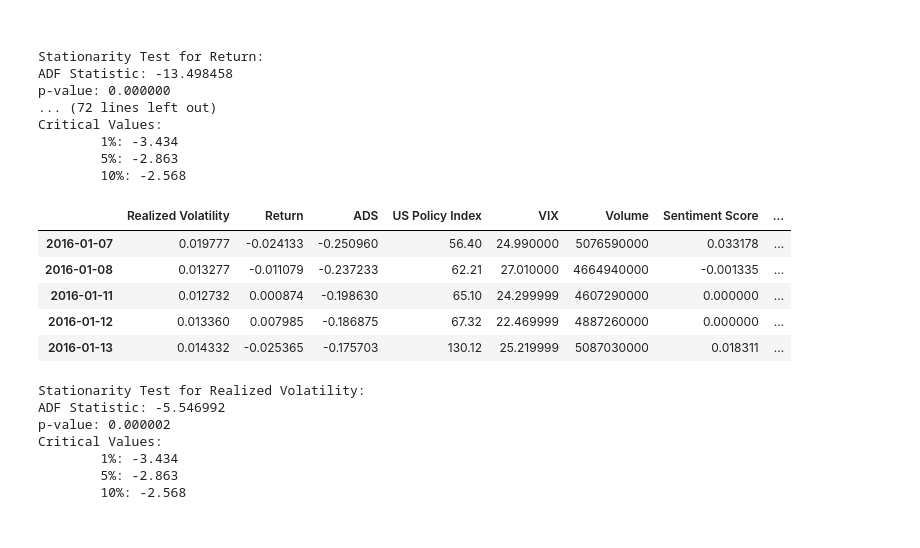
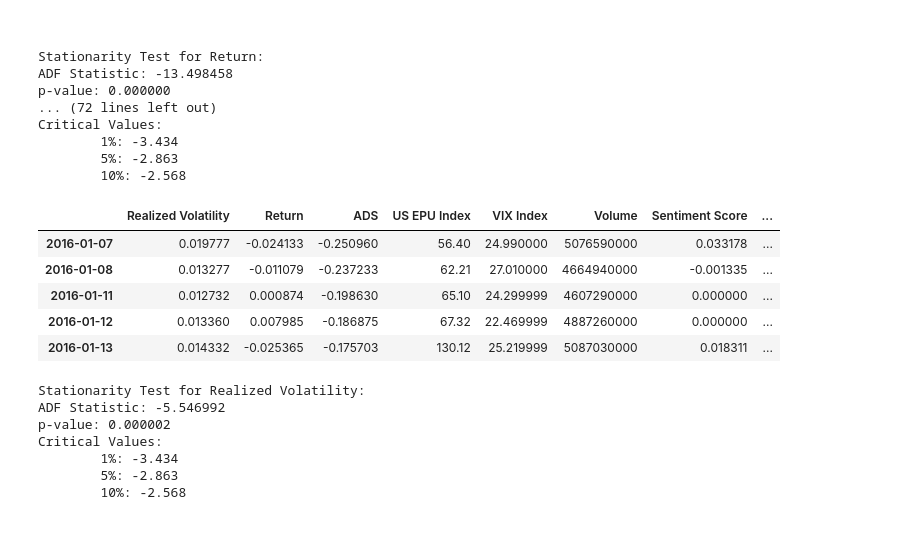
Before and after one commit to hosseinabadi/Realized-Volatility-Prediction, a Jupyter notebook: Data Analysis and Visualization.ipynb, the cells around one changed output. Saved outputs shown, nothing was run; the diff lists cells and outputs as text; code cells hidden in the pictures.

```diff
--- a/Data Analysis and Visualization.ipynb
+++ b/Data Analysis and Visualization.ipynb
@@ -151,6 +148,8 @@ Rename the columns
 '''
 
 data.rename(columns={'rv5': 'Realized Volatility', 'return': 'Return', 'USEPUINDXD':'US Policy Index', '13wb':'13w TB', 'compound_weighted':'Sentiment Score', 'credit_spread': 'term_spread'}, inplace=True)
+# %%
+data.rename(columns ={'13w TB': '13w TB', 'Dollar_index': 'US Dollar Index', 'term_spread': 'Term Spread', 'VIX': 'VIX Index', 'DX-Y.NYB': 'Dollar Index', 'Volume': 'Volume', 'US Policy Index': 'US EPU Index', 'ADS': 'ADS'}, inplace = True)
 # %%
 plt.figure(figsize=(12, 6))
 plt.plot(data['Return'])
@@ -204,7 +215,6 @@ columns_to_plot = []
 for column in data.columns:
     if column not in ["Sentiment Score", "Realized Volatility", "Return"]:
         columns_to_plot.append(column)
-column_titles = {'13w TB': '13w TB', 'Dollar_index': 'US Dollar Index', 'term_spread': 'Term Spread', 'VIX': 'VIX Index', 'DX-Y.NYB': 'Dollar Index', 'Volume': 'Volume', 'US Policy Index': 'US EPU Index', 'ADS': 'ADS'}
 
 data_to_plot = data[columns_to_plot]
 
@@ -216,7 +226,7 @@ fig, axs = plt.subplots(num_rows, 4, figsize=(40, num_rows*7))
 for ax, column in zip(axs.flatten(), data_to_plot.columns):
     ax.plot(data[column])
 
-    ax.set_title(column_titles[column], fontsize=36)
+    ax.set_title(column, fontsize=36)
 
 plt.tight_layout()
 plt.savefig("Outputs/Data Visualization/Data_plots.png")
@@ -330,17 +341,17 @@ Critical Values:
 # %%
 '''
 Three columns are not stationary: Dollar_index, term_spread, and 13w TB.
 We get the log returns of these columns and drop the original columns.
 '''
-columns_to_replace_with_returns = ['Dollar_index', 'term_spread', '13w TB']
+columns_to_replace_with_returns = ['US Dollar Index', 'Term Spread', '13w TB']
 for column in columns_to_replace_with_returns:
     data[column+'_ret'] = np.log(data[column] / data[column].shift(1))
     data.drop(column, axis=1, inplace=True)
     data.dropna(inplace=True)
 
 data.head()
 # %% [output]
-|  | Realized Volatility | Return | ADS | US Policy Index | VIX | Volume | Sentiment Score | ... |
+|  | Realized Volatility | Return | ADS | US EPU Index | VIX Index | Volume | Sentiment Score | ... |
 | 2016-01-07 | 0.019777 | -0.024133 | -0.250960 | 56.40 | 24.990000 | 5076590000 | 0.033178 | ... |
 | 2016-01-08 | 0.013277 | -0.011079 | -0.237233 | 62.21 | 27.010000 | 4664940000 | -0.001335 | ... |
 | 2016-01-11 | 0.012732 | 0.000874 | -0.198630 | 65.10 | 24.299999 | 4607290000 | 0.000000 | ... |
```
Also changed, not shown: parts of 11 cells of this notebook, 34 other files.
